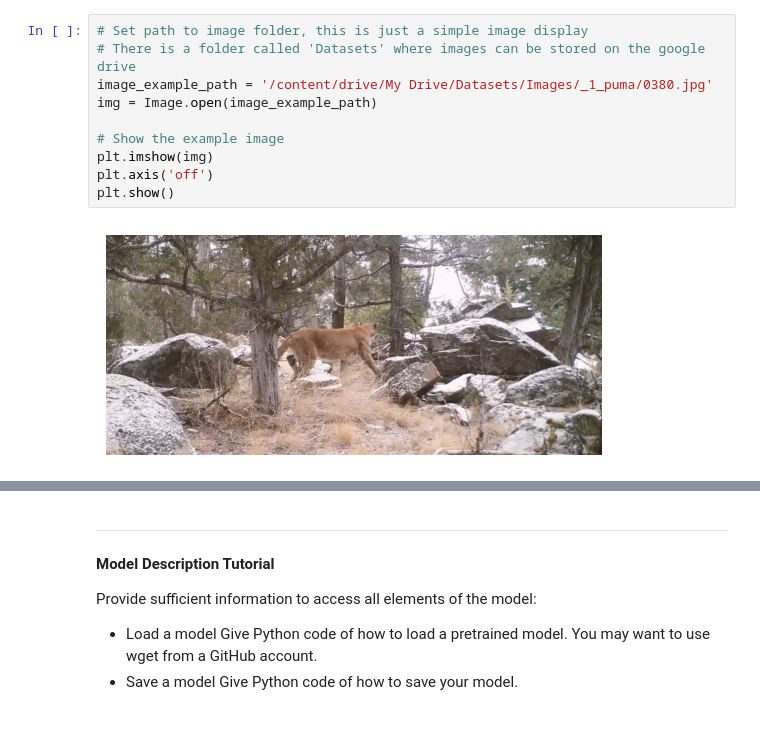
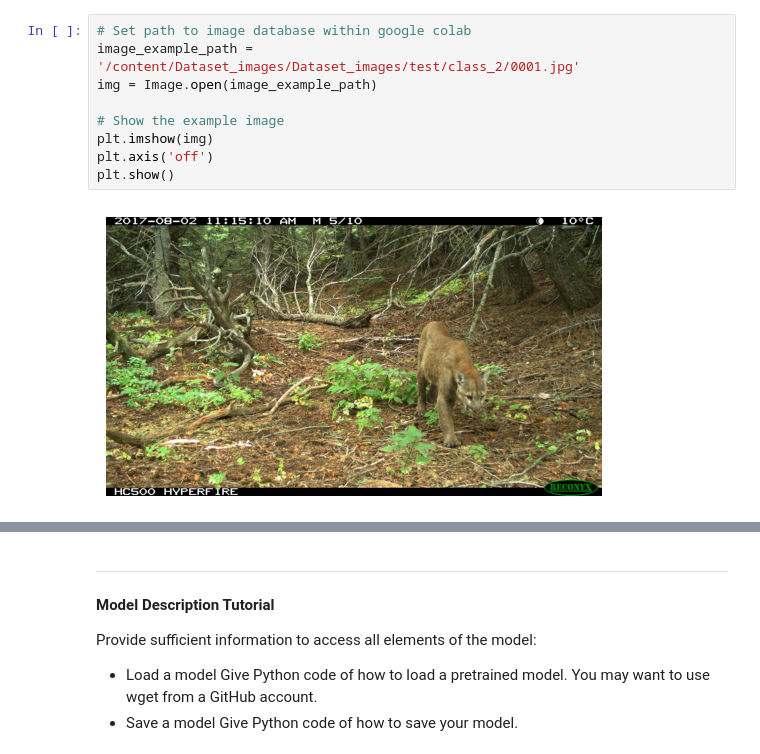
Before and after one commit to jgreg4/ML_Projects_ImageClassify, a Jupyter notebook: ML_Problems_ImageClassification_001.ipynb, the cells around one changed output, grey strips where cells are left out. Drawn from its saved outputs; the diff is of its cells as text; blank space fills up the shorter version.

Commit message:
Created using Colab. Updated with data extract from zip file, full data loading, and some simple transforms.

```diff
--- a/ML_Problems_ImageClassification_001.ipynb
+++ b/ML_Problems_ImageClassification_001.ipynb
@@ -103,12 +203,11 @@ __A quick look at an example image__
 # %%
-# Set path to image folder, this is just a simple image display
-# There is a folder called 'Datasets' where images can be stored on the google drive
-image_example_path = '/content/drive/My Drive/Datasets/Images/_1_puma/0380.jpg'
+# Set path to image database within google colab
+image_example_path = '/content/Dataset_images/Dataset_images/test/class_2/0001.jpg'
 img = Image.open(image_example_path)
 
 # Show the example image
 plt.imshow(img)
 plt.axis('off')
 plt.show()
 # %% [output]
-[figure, old version]
+[figure, new version]
```
Also changed, not shown: parts of 15 cells of this notebook.
